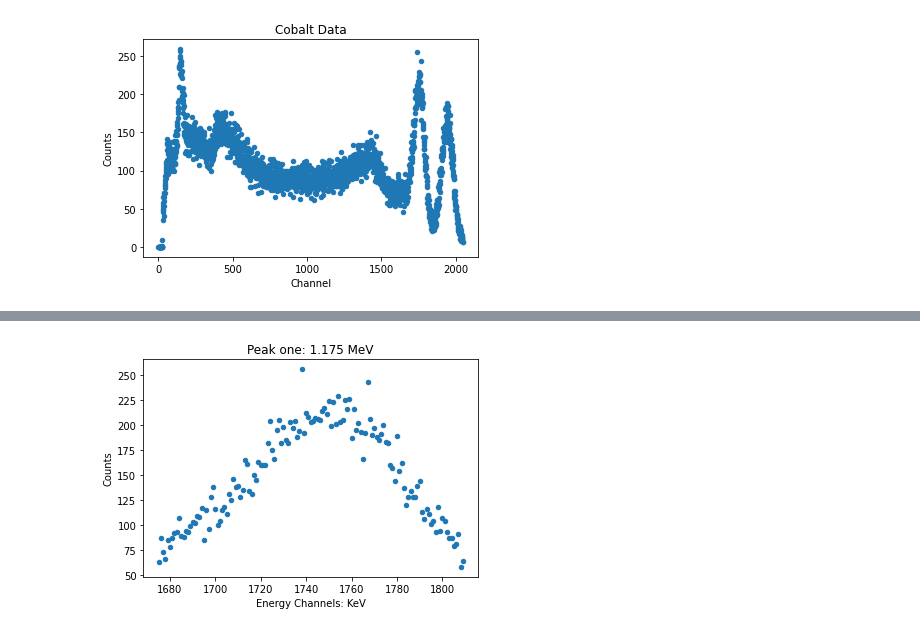
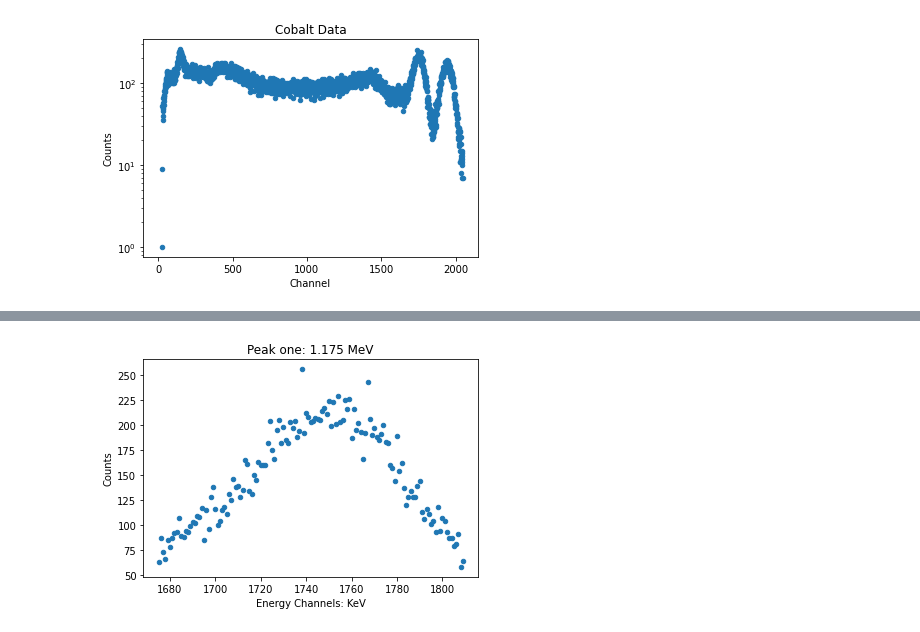
Before and after one commit to maraMaraschino/Adv-Lab, a Jupyter notebook: Gamma Spectroscopy/Gamma Spec Data.ipynb, the cells around one changed output, grey strips where cells are left out. Cells and saved outputs as stored; diff of their text form; code cells hidden in the pictures.

```diff
--- a/Gamma Spectroscopy/Gamma Spec Data.ipynb
+++ b/Gamma Spectroscopy/Gamma Spec Data.ipynb
@@ -3,9 +23,12 @@ import pandas as pd
 import matplotlib.pyplot as plt
 import numpy as np
 import math
-from scipy.stats import linregress, norm
-from scipy.optimize import curve_fit
 import datetime
+
+# Create a time stamp for each run
+my_name = "Adrian, Kirsten, Garrett"
+time_stamp_format = "%Y-%m-%d %H:%M:%S"
+print(my_name, datetime.datetime.now().strftime(time_stamp_format),'\n')
 
 cobalt = pd.read_csv("CalCo60 01Ga.csv", skiprows = 21, usecols = [0, 2])
 
@@ -13,6 +36,7 @@ print("Cobalt-60 has peak wavelengths at 1.175 & 1.333 MeV")
 
 ax2 = cobalt.plot.scatter(x = cobalt.columns[0], y = cobalt.columns[1])
 ax2.set_title("Cobalt Data")
+plt.yscale('log')
 
 plt.show()
 # %% [output]
@@ -19,2 +45,2 @@ plt.show()
 Cobalt-60 has peak wavelengths at 1.175 & 1.333 MeV
-[figure, old version]
+[figure, new version]
```
Also changed, not shown: parts of 15 cells of this notebook.
